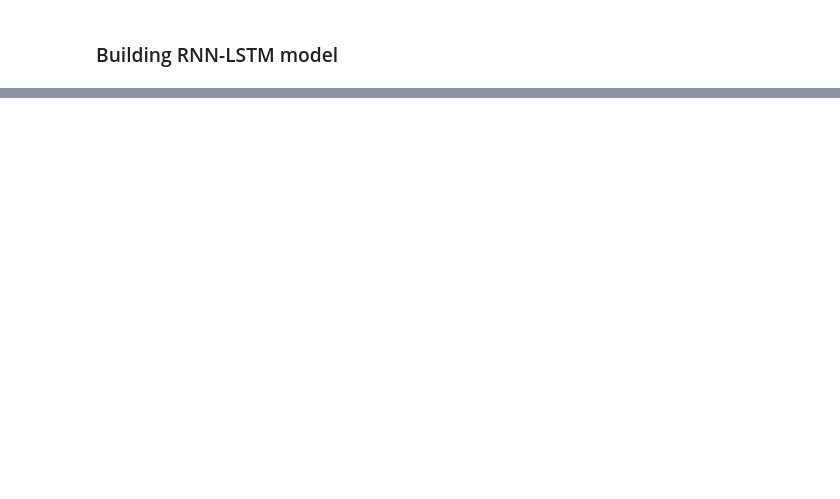
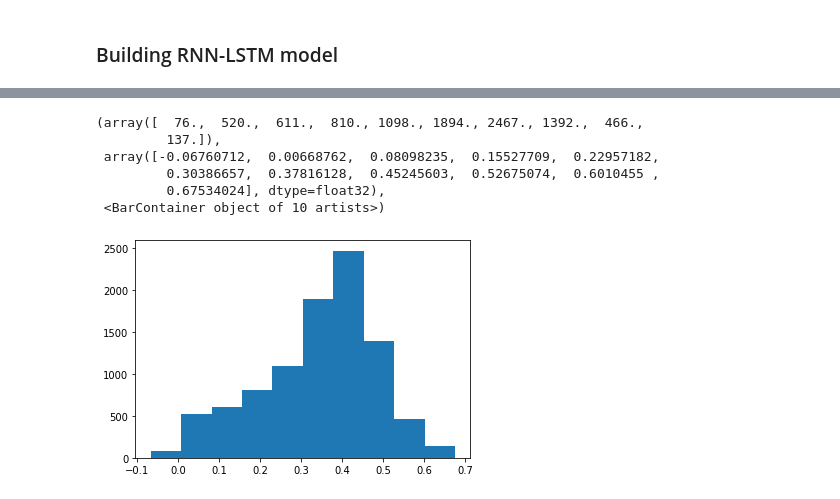
Before and after one commit to eddie8615/ABI_research, a Jupyter notebook: LSTM-RNN.ipynb, the cells around one changed output, grey strips where cells are left out. Cells and saved outputs as stored; diff of their text form; code cells hidden in the pictures; blank space fills up the shorter version.

Commit message:
Finished modelling guidelines, need to fine-tune

```diff
--- a/LSTM-RNN.ipynb
+++ b/LSTM-RNN.ipynb
@@ -240,14 +296,0 @@ chunks
-# %%
-for i in range(batch):
-    x_train = load_batch_features(data_path+'train.txt', start_index, chunks[i] * time_step)
-    x_train = x_train.reshape(chunks[i], time_step, 25)
-    x_scaled = scale_data(x_train_scaler, x_train)
-    x_scaled = x_scaled.reshape(chunks[i], time_step, n_features)
-    y_train = load_batch_labels(data_path+'train_labels.txt', label_start, chunks[i])
-    y_scaled = scale_data(y_train_scaler, y_train)
-
-    start_index += chunks[i]
-    label_start += chunks[i]
-    epoch = 1
-
-    model.fit(x_scaled, y_scaled, epochs=epochs)
@@ -264,0 +318,13 @@ KeyboardInterrupt:
+# %%
+y_train_dta = []
+y_val_dta = []
+
+index = [0,1,2]
+for i in index:
+    dim = np.empty((train_length, seq_len, 1))
+    dim[:,:,0] = y_train_scaled[:,:,i]
+    y_train_dta.append(dim)
+    val_dim = np.empty((val_length, seq_len, 1))
+    val_dim[:,:,0] = y_val_scaled[:,:,i]
+    y_val_dta.append(val_dim)
+y_train_dta[2].shape
@@ -264,0 +333,9 @@ KeyboardInterrupt:
+# %%
+callback = EarlyStopping(monitor='val_loss', patience=5, mode='min')
+
+history = model.fit(x_train_scaled, y_train_dta,
+                    epochs=epochs,
+                    batch_size=batch_size,
+                    validation_data=(x_val_scaled, y_val_dta),
+                    callbacks=[callback])
+# plot_learningCurve(history, epochs)
@@ -264,0 +360,3 @@ KeyboardInterrupt:
+# %%
+y_pred=model.predict(x_val_scaled)
+y_pred
@@ -264,0 +388,10 @@ KeyboardInterrupt:
+# %%
+plt.hist(y_pred)
+# %% [output]
+(array([  76.,  520.,  611.,  810., 1098., 1894., 2467., 1392.,  466.,
+         137.]),
+ array([-0.06760712,  0.00668762,  0.08098235,  0.15527709,  0.22957182,
+         0.30386657,  0.37816128,  0.45245603,  0.52675074,  0.6010455 ,
+         0.67534024], dtype=float32),
+ <BarContainer object of 10 artists>)
+[figure, added]
```
Also changed, not shown: parts of 20 cells of this notebook, 2 other files.
